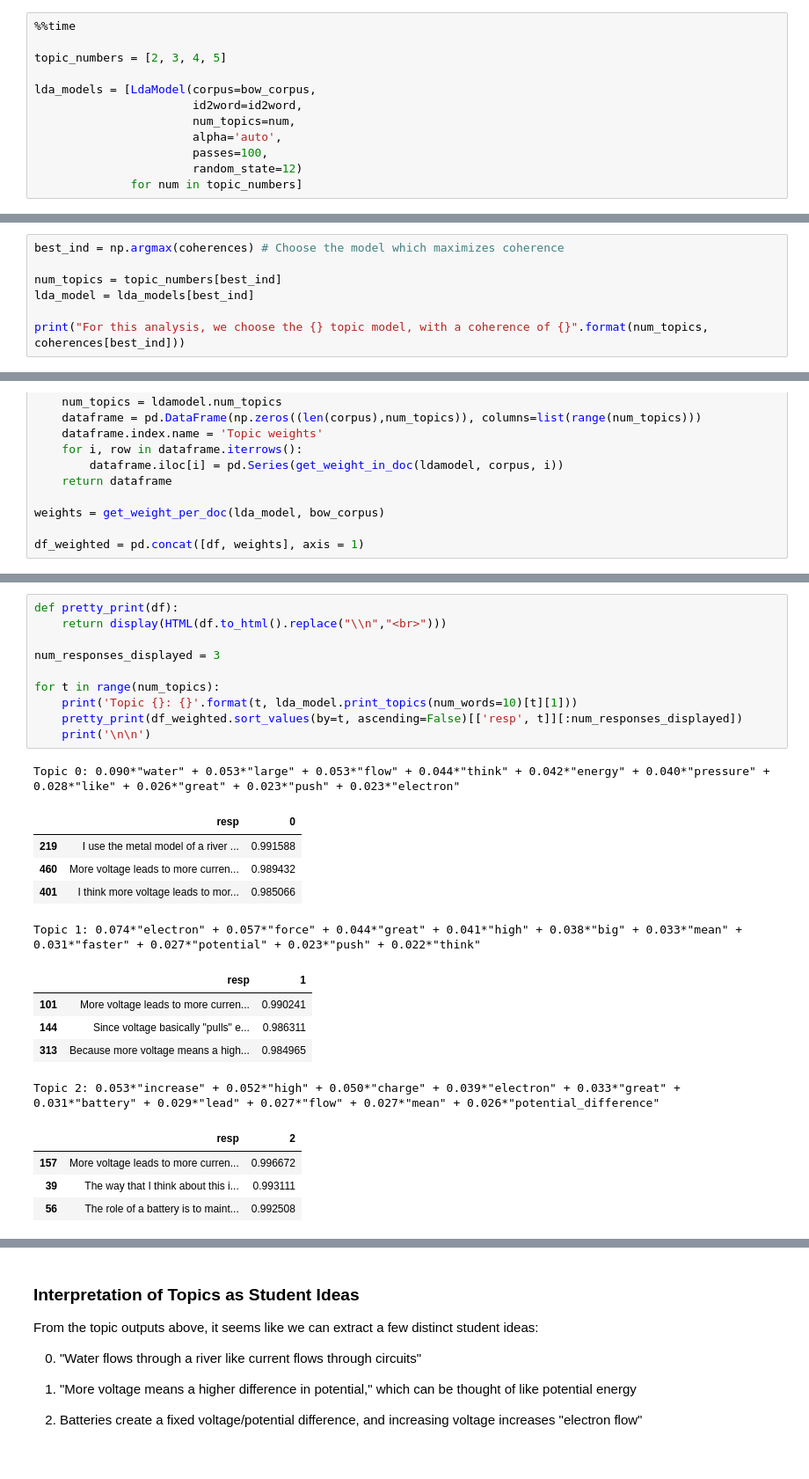
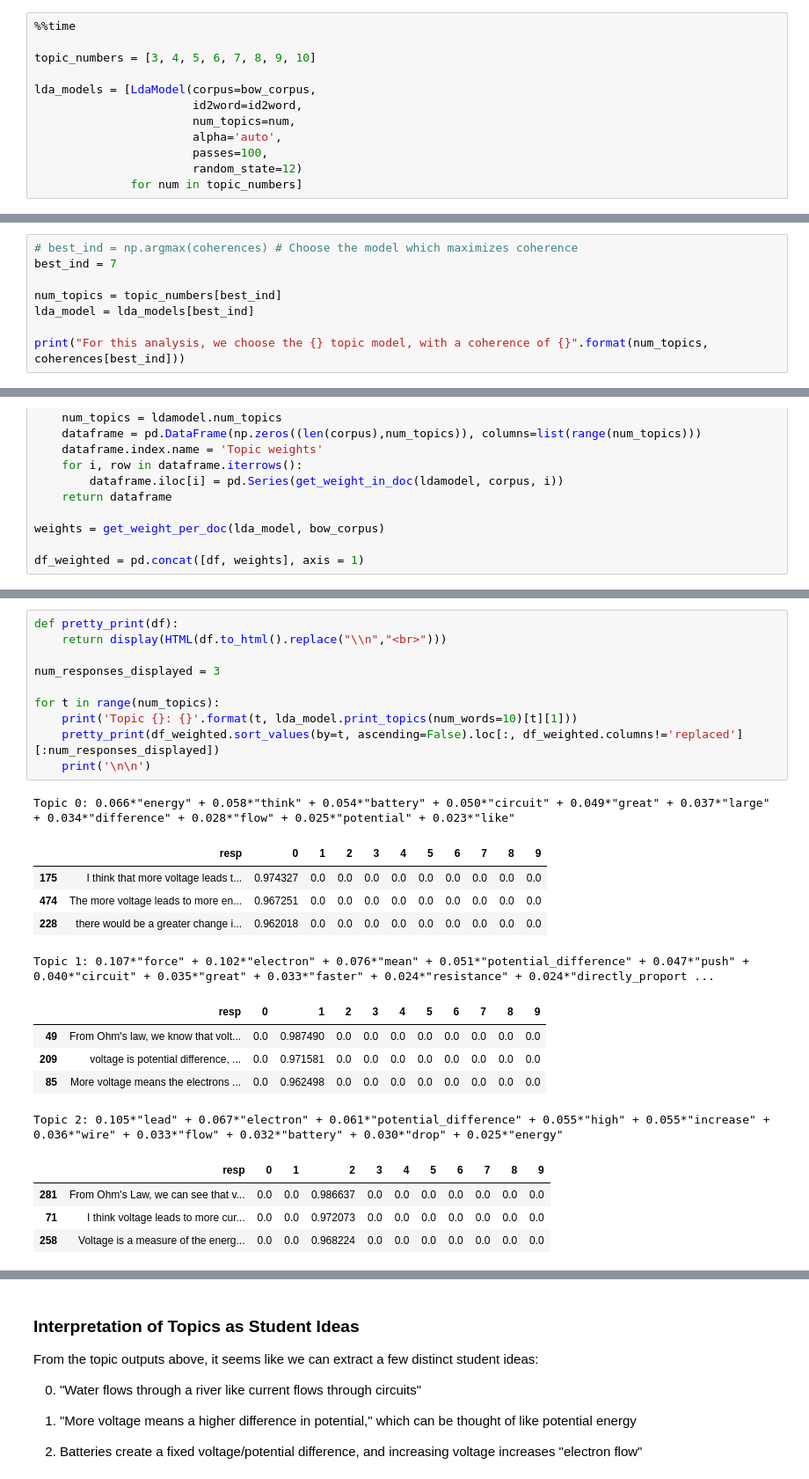
Before and after one commit to jonmgeiger/honors-project, a Jupyter notebook: studentResponses_LDA.ipynb, the cells around one changed output, grey strips where cells are left out. Shown at 88% size. Cells and saved outputs as stored; diff of their text form.

Commit message:
Add 10 topic model, view more columns, save to pickle

```diff
--- a/studentResponses_LDA.ipynb
+++ b/studentResponses_LDA.ipynb
@@ -352,7 +353,7 @@ These filtering parameters are not necessarily chosen optimally, but rather by i
 # %%
 %%time
 
-topic_numbers = [2, 3, 4, 5]
+topic_numbers = [3, 4, 5, 6, 7, 8, 9, 10]
 
 lda_models = [LdaModel(corpus=bow_corpus,
                        id2word=id2word,
@@ -428,7 +482,8 @@ Coherence of model with 5 topics: 0.4625408941484136
 
 We'll choose the number of topics automatically according to whichever topic number yielded the highest coherence value.
 # %%
-best_ind = np.argmax(coherences) # Choose the model which maximizes coherence
+# best_ind = np.argmax(coherences) # Choose the model which maximizes coherence
+best_ind = 7
 
 num_topics = topic_numbers[best_ind]
 lda_model = lda_models[best_ind]
@@ -480,26 +539,26 @@ df_weighted.head(5)
 # %%
 def pretty_print(df):
     return display(HTML(df.to_html().replace("\\n","<br>")))
 
 num_responses_displayed = 3
 
 for t in range(num_topics):
     print('Topic {}: {}'.format(t, lda_model.print_topics(num_words=10)[t][1]))
-    pretty_print(df_weighted.sort_values(by=t, ascending=False)[['resp', t]][:num_responses_displayed])
+    pretty_print(df_weighted.sort_values(by=t, ascending=False).loc[:, df_weighted.columns!='replaced'][:num_responses_displayed])
     print('\n\n')
 # %% [output]
-Topic 0: 0.090*"water" + 0.053*"large" + 0.053*"flow" + 0.044*"think" + 0.042*"energy" + 0.040*"pressure" + 0.028*"like" + 0.026*"great" + 0.023*"push" + 0.023*"electron"
+Topic 0: 0.066*"energy" + 0.058*"think" + 0.054*"battery" + 0.050*"circuit" + 0.049*"great" + 0.037*"large" + 0.034*"difference" + 0.028*"flow" + 0.025*"potential" + 0.023*"like"
-|  | resp | 0 |
-| 219 | I use the metal model of a river ... | 0.991588 |
-| 460 | More voltage leads to more curren... | 0.989432 |
-| 401 | I think more voltage leads to mor... | 0.985066 |
+|  | resp | 0 | 1 | 2 | 3 | 4 | 5 | 6 | 7 | 8 | 9 |
+| 175 | I think that more voltage leads t... | 0.974327 | 0.0 | 0.0 | 0.0 | 0.0 | 0.0 | 0.0 | 0.0 | 0.0 | 0.0 |
+| 474 | The more voltage leads to more en... | 0.967251 | 0.0 | 0.0 | 0.0 | 0.0 | 0.0 | 0.0 | 0.0 | 0.0 | 0.0 |
+| 228 | there would be a greater change i... | 0.962018 | 0.0 | 0.0 | 0.0 | 0.0 | 0.0 | 0.0 | 0.0 | 0.0 | 0.0 |
-Topic 1: 0.074*"electron" + 0.057*"force" + 0.044*"great" + 0.041*"high" + 0.038*"big" + 0.033*"mean" + 0.031*"faster" + 0.027*"potential" + 0.023*"push" + 0.022*"think"
+Topic 1: 0.107*"force" + 0.102*"electron" + 0.076*"mean" + 0.051*"potential_difference" + 0.047*"push" + 0.040*"circuit" + 0.035*"great" + 0.033*"faster" + 0.024*"resistance" + 0.024*"directly_proport ...
-|  | resp | 1 |
-| 101 | More voltage leads to more curren... | 0.990241 |
-| 144 | Since voltage basically "pulls" e... | 0.986311 |
-| 313 | Because more voltage means a high... | 0.984965 |
+|  | resp | 0 | 1 | 2 | 3 | 4 | 5 | 6 | 7 | 8 | 9 |
+| 49 | From Ohm's law, we know that volt... | 0.0 | 0.987490 | 0.0 | 0.0 | 0.0 | 0.0 | 0.0 | 0.0 | 0.0 | 0.0 |
+| 209 | voltage is potential difference, ... | 0.0 | 0.971581 | 0.0 | 0.0 | 0.0 | 0.0 | 0.0 | 0.0 | 0.0 | 0.0 |
+| 85 | More voltage means the electrons ... | 0.0 | 0.962498 | 0.0 | 0.0 | 0.0 | 0.0 | 0.0 | 0.0 | 0.0 | 0.0 |
-Topic 2: 0.053*"increase" + 0.052*"high" + 0.050*"charge" + 0.039*"electron" + 0.033*"great" + 0.031*"battery" + 0.029*"lead" + 0.027*"flow" + 0.027*"mean" + 0.026*"potential_difference"
+Topic 2: 0.105*"lead" + 0.067*"electron" + 0.061*"potential_difference" + 0.055*"high" + 0.055*"increase" + 0.036*"wire" + 0.033*"flow" + 0.032*"battery" + 0.030*"drop" + 0.025*"energy"
-|  | resp | 2 |
-| 157 | More voltage leads to more curren... | 0.996672 |
-| 39 | The way that I think about this i... | 0.993111 |
-| 56 | The role of a battery is to maint... | 0.992508 |
+|  | resp | 0 | 1 | 2 | 3 | 4 | 5 | 6 | 7 | 8 | 9 |
+| 281 | From Ohm's Law, we can see that v... | 0.0 | 0.0 | 0.986637 | 0.0 | 0.0 | 0.0 | 0.0 | 0.0 | 0.0 | 0.0 |
+| 71 | I think voltage leads to more cur... | 0.0 | 0.0 | 0.972073 | 0.0 | 0.0 | 0.0 | 0.0 | 0.0 | 0.0 | 0.0 |
+| 258 | Voltage is a measure of the energ... | 0.0 | 0.0 | 0.968224 | 0.0 | 0.0 | 0.0 | 0.0 | 0.0 | 0.0 | 0.0 |
```
Also changed, not shown: parts of 10 cells of this notebook.
